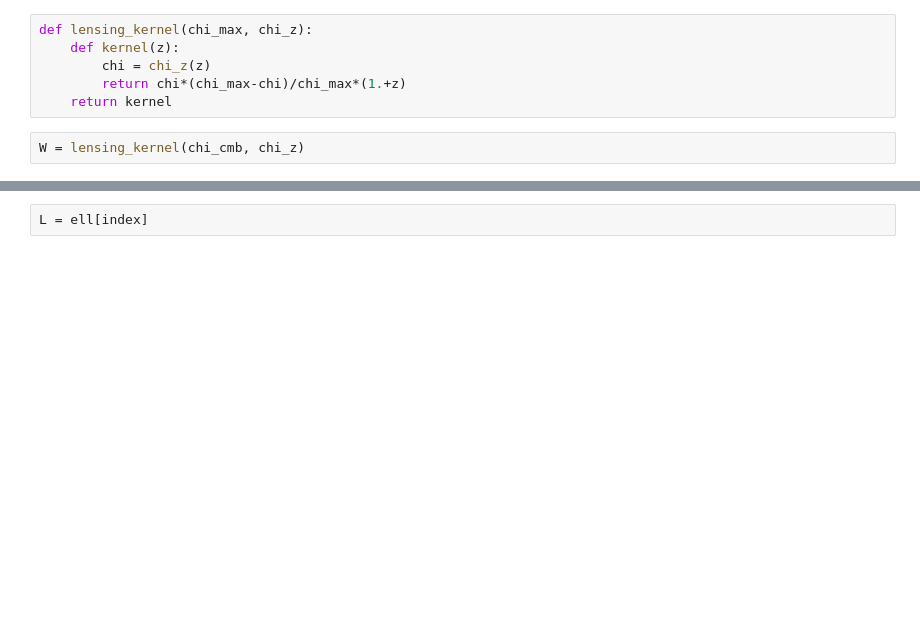
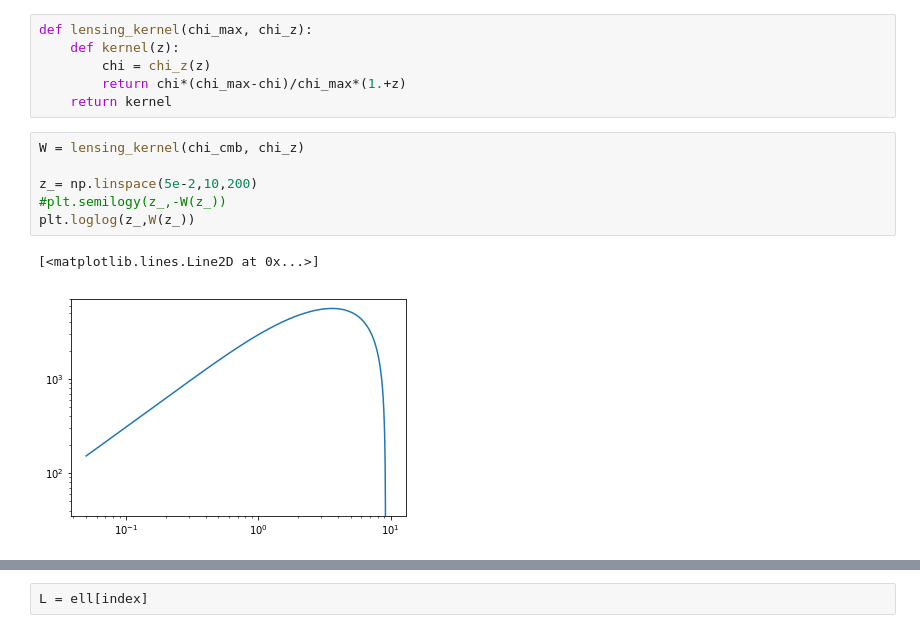
Before and after one commit to VMBoehm/postlimber, a Jupyter notebook: notebooks/IntegrateCldd.ipynb, the cells around one changed output, grey strips where cells are left out. Cells and saved outputs as stored; diff of their text form; blank space fills up the shorter version.

```diff
--- a/notebooks/IntegrateCldd.ipynb
+++ b/notebooks/IntegrateCldd.ipynb
@@ -256,6 +256,13 @@ def lensing_kernel(chi_max, chi_z):
         chi = chi_z(z)
         return chi*(chi_max-chi)/chi_max*(1.+z)
     return kernel
-# %%
-W = lensing_kernel(chi_cmb, chi_z)
+# %%
+W = lensing_kernel(chi_cmb, chi_z)
+
+z_= np.linspace(5e-2,10,200)
+#plt.semilogy(z_,-W(z_))
+plt.loglog(z_,W(z_))
+# %% [output]
+[<matplotlib.lines.Line2D at 0x...>]
+[figure, added]
 # %%
```
Also changed, not shown: parts of 1 cell of this notebook, 9 other files.
